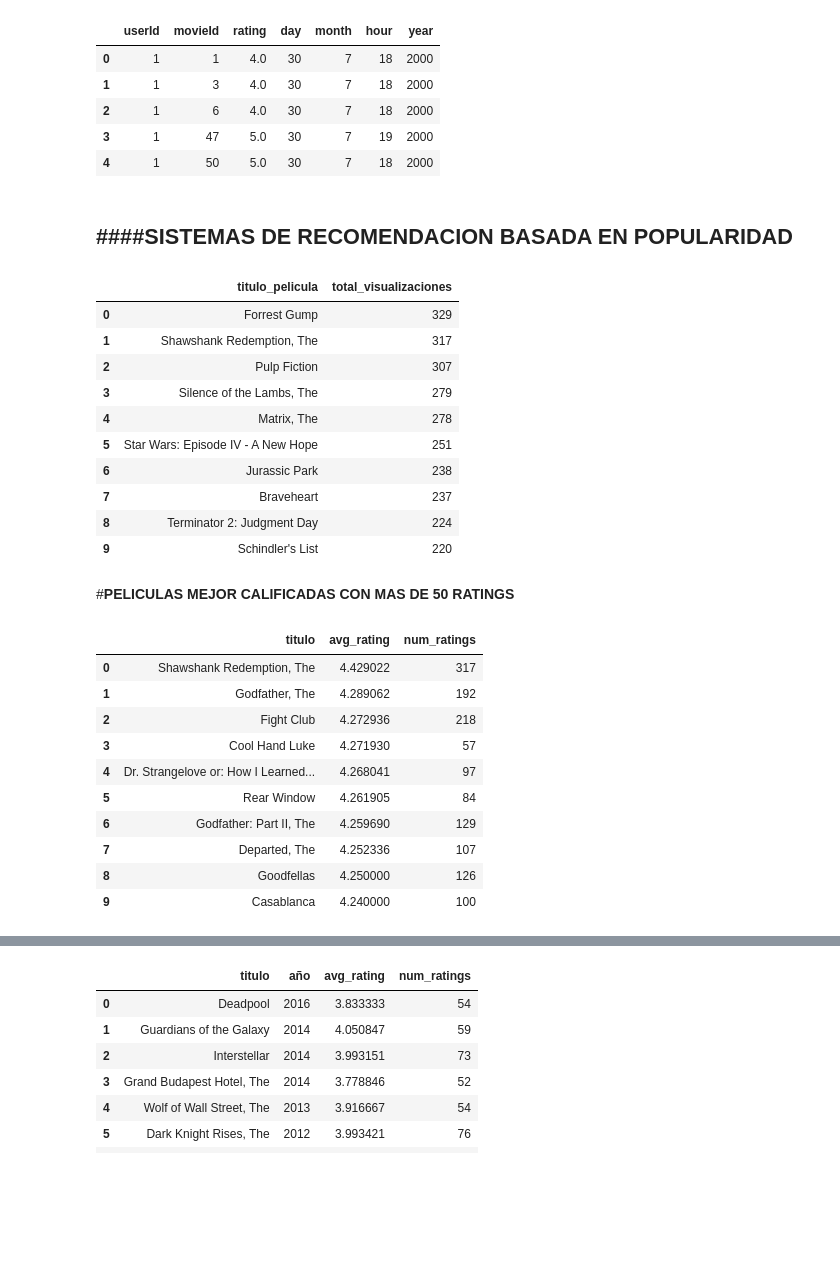
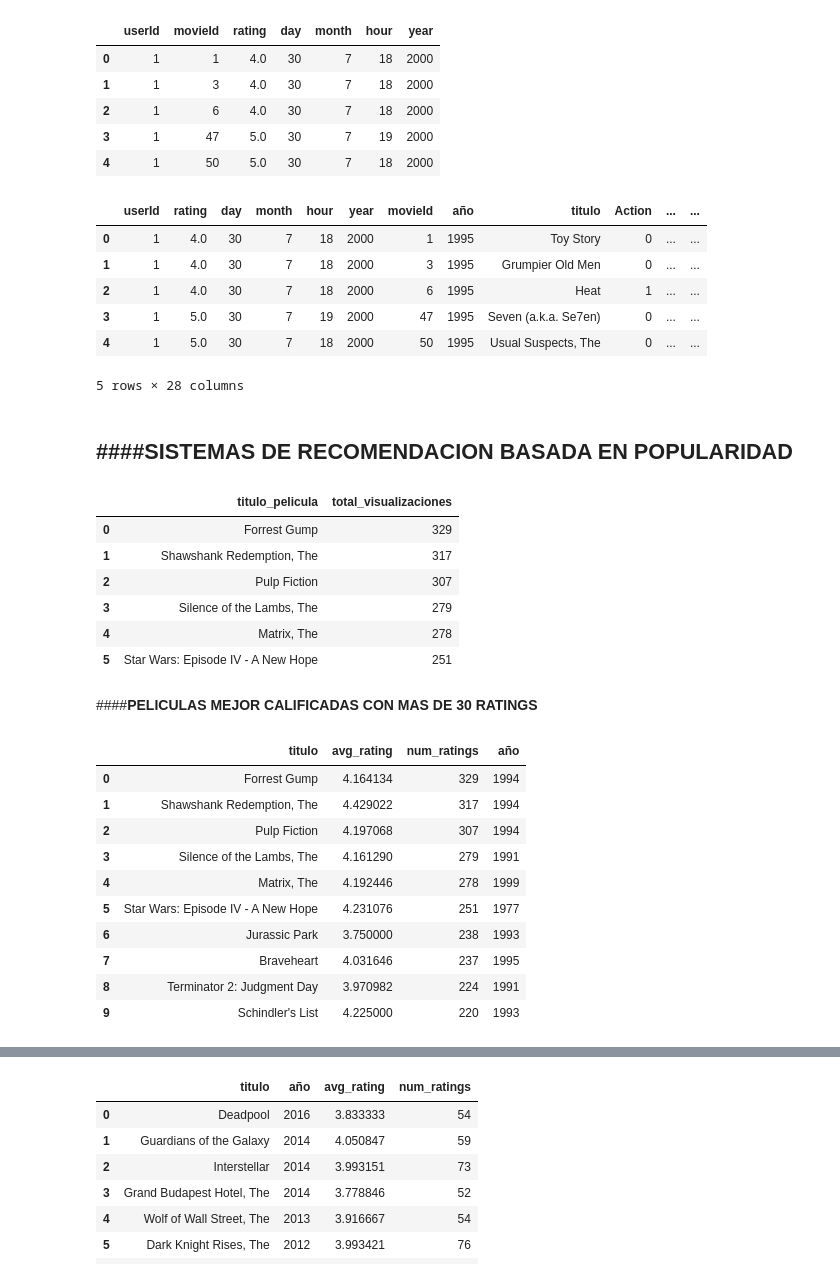
Before and after one commit to JuanCH94/Marketing, a Jupyter notebook: c_modelos.ipynb, the cells around one changed output, grey strips where cells are left out. Cells and saved outputs as stored; diff of their text form; code cells hidden in the pictures; blank space fills up the shorter version.

```diff
--- a/c_modelos.ipynb
+++ b/c_modelos.ipynb
@@ -55,6 +55,17 @@ table_ratings.head()
 | 2 | 1 | 6 | 4.0 | 30 | 7 | 18 | 2000 |
 | 3 | 1 | 47 | 5.0 | 30 | 7 | 19 | 2000 |
 | 4 | 1 | 50 | 5.0 | 30 | 7 | 18 | 2000 |
+# %%
+ratings_movies = pd.read_sql_query("SELECT * FROM ratings_movies", conexion)
+ratings_movies.head()
+# %% [output]
+|  | userId | rating | day | month | hour | year | movieId | año | titulo | Action | ... | ... |
+| 0 | 1 | 4.0 | 30 | 7 | 18 | 2000 | 1 | 1995 | Toy Story | 0 | ... | ... |
+| 1 | 1 | 4.0 | 30 | 7 | 18 | 2000 | 3 | 1995 | Grumpier Old Men | 0 | ... | ... |
+| 2 | 1 | 4.0 | 30 | 7 | 18 | 2000 | 6 | 1995 | Heat | 1 | ... | ... |
+| 3 | 1 | 5.0 | 30 | 7 | 19 | 2000 | 47 | 1995 | Seven (a.k.a. Se7en) | 0 | ... | ... |
+| 4 | 1 | 5.0 | 30 | 7 | 18 | 2000 | 50 | 1995 | Usual Suspects, The | 0 | ... | ... |
+5 rows × 28 columns
 # %% [markdown]
 ####**SISTEMAS DE RECOMENDACION BASADA EN POPULARIDAD**
 -------
@@ -69,7 +80,7 @@ FROM ratings r
 JOIN movies m ON r.movieId = m.movieId
 GROUP BY m.movieId
 ORDER BY total_visualizaciones DESC
-LIMIT 10;
+LIMIT 6;
 """
 
 populares = pd.read_sql(query, conexion)
@@ -82,36 +93,32 @@ display(populares)
 | 3 | Silence of the Lambs, The | 279 |
 | 4 | Matrix, The | 278 |
 | 5 | Star Wars: Episode IV - A New Hope | 251 |
-| 6 | Jurassic Park | 238 |
-| 7 | Braveheart | 237 |
-| 8 | Terminator 2: Judgment Day | 224 |
-| 9 | Schindler's List | 220 |
 # %% [markdown]
-#**PELICULAS MEJOR CALIFICADAS CON MAS DE 50 RATINGS**
+####**PELICULAS MEJOR CALIFICADAS CON MAS DE 30 RATINGS**
 # %%
 query = """
 SELECT m.titulo,
        AVG(r.rating) AS avg_rating,
-       COUNT(*) AS num_ratings
+       COUNT(*) AS num_ratings,año
 FROM ratings r
 JOIN movies m ON r.movieId = m.movieId
 WHERE r.rating <> 0
 GROUP BY m.titulo
 HAVING num_ratings > 50
-ORDER BY avg_rating DESC
+ORDER BY num_ratings DESC, avg_rating > 0 DESC
 LIMIT 10;
 """
 
 pd.read_sql_query(query, conexion)
 # %% [output]
-|  | titulo | avg_rating | num_ratings |
-| 0 | Shawshank Redemption, The | 4.429022 | 317 |
-| 1 | Godfather, The | 4.289062 | 192 |
-| 2 | Fight Club | 4.272936 | 218 |
-| 3 | Cool Hand Luke | 4.271930 | 57 |
-| 4 | Dr. Strangelove or: How I Learned... | 4.268041 | 97 |
-| 5 | Rear Window | 4.261905 | 84 |
-| 6 | Godfather: Part II, The | 4.259690 | 129 |
-| 7 | Departed, The | 4.252336 | 107 |
-| 8 | Goodfellas | 4.250000 | 126 |
-| 9 | Casablanca | 4.240000 | 100 |
+|  | titulo | avg_rating | num_ratings | año |
+| 0 | Forrest Gump | 4.164134 | 329 | 1994 |
+| 1 | Shawshank Redemption, The | 4.429022 | 317 | 1994 |
+| 2 | Pulp Fiction | 4.197068 | 307 | 1994 |
+| 3 | Silence of the Lambs, The | 4.161290 | 279 | 1991 |
+| 4 | Matrix, The | 4.192446 | 278 | 1999 |
+| 5 | Star Wars: Episode IV - A New Hope | 4.231076 | 251 | 1977 |
+| 6 | Jurassic Park | 3.750000 | 238 | 1993 |
+| 7 | Braveheart | 4.031646 | 237 | 1995 |
+| 8 | Terminator 2: Judgment Day | 3.970982 | 224 | 1991 |
+| 9 | Schindler's List | 4.225000 | 220 | 1993 |
```
Also changed, not shown: parts of 69 cells of this notebook, 1 other file.
